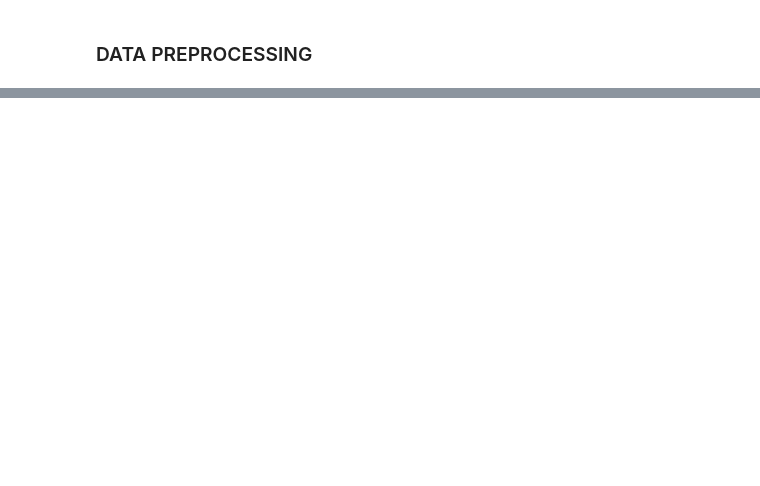
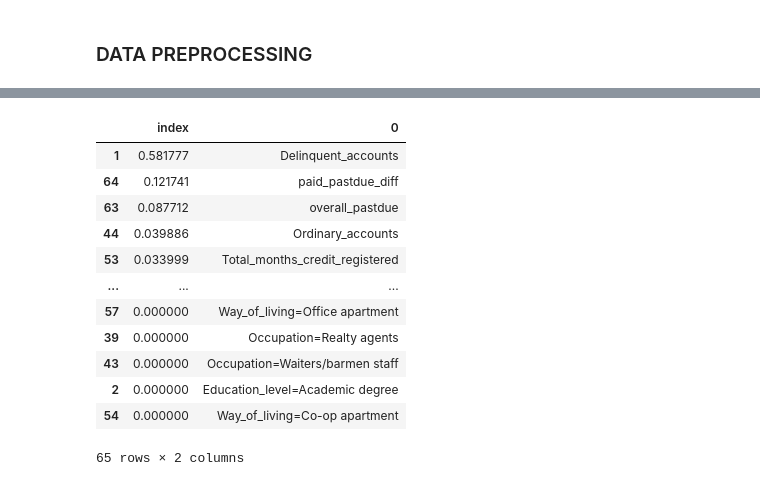
Before and after one commit to supavitkod/Credit, a Jupyter notebook: Credit analysis.ipynb, the cells around one changed output, grey strips where cells are left out. Drawn from its saved outputs; the diff is of its cells as text; code cells hidden in the pictures; blank space fills up the shorter version.

```diff
--- a/Credit analysis.ipynb
+++ b/Credit analysis.ipynb
@@ -874,7 +946,7 @@ print(roc_auc_score(y_test,prediction))
 from lightgbm import LGBMClassifier
 LGBM_model  = LGBMClassifier()
 
-LGBM_model.fit(X_train_scaled, y_train)
+LGBM_model.fit(X_train_scaled, y_train_balanced)
 
 print('Light GBM Model Accuracy : ', LGBM_model.score(X_test_scaled, y_test)*100, '%')
 
@@ -891,7 +982,7 @@ print(roc_auc_score(y_test,prediction))
 from xgboost import XGBClassifier
 XGB_model  =XGBClassifier(use_label_encoder=False)
 
-XGB_model.fit(X_train_scaled, y_train)
+XGB_model.fit(X_train_scaled, y_train_balanced)
 
 print('Xg Boost Model Accuracy : ', XGB_model.score(X_test_scaled, y_test)*100, '%')
 
@@ -917,2 +1036,2 @@ grid
 # %%
-grid.fit(X_train_scaled,y_train)
+grid.fit(X_train_scaled,y_train_balanced)
@@ -925,6 +1077,6 @@ grid.best_score_
 # %%
 Random_best_model = grid.best_estimator_
 # %%
-final_model = Random_best_model.fit(X_train_scaled,y_train)
+final_model = Random_best_model.fit(X_train_scaled,y_train_balanced)
 # %%
 final_model.score(X_test_scaled,y_test)
@@ -960,6 +1137,20 @@ final_model
 # %%
 test = pd.DataFrame(encoded.get_feature_names_out(),final_model.feature_importances_).reset_index()
 # %%
-test.sort_values(by = "index", ascending = False)
+test.sort_values(by = "index", ascending = False).head(65)
 ### Add the random variables in case some features lower than Random variable isn't insignificant
+# %% [output]
+|  | index | 0 |
+| 1 | 0.581777 | Delinquent_accounts |
+| 64 | 0.121741 | paid_pastdue_diff |
+| 63 | 0.087712 | overall_pastdue |
+| 44 | 0.039886 | Ordinary_accounts |
+| 53 | 0.033999 | Total_months_credit_registered |
+| ... | ... | ... |
+| 57 | 0.000000 | Way_of_living=Office apartment |
+| 39 | 0.000000 | Occupation=Realty agents |
+| 43 | 0.000000 | Occupation=Waiters/barmen staff |
+| 2 | 0.000000 | Education_level=Academic degree |
+| 54 | 0.000000 | Way_of_living=Co-op apartment |
+65 rows × 2 columns
 # %%
```
Also changed, not shown: parts of 42 cells of this notebook, 9 other files.
